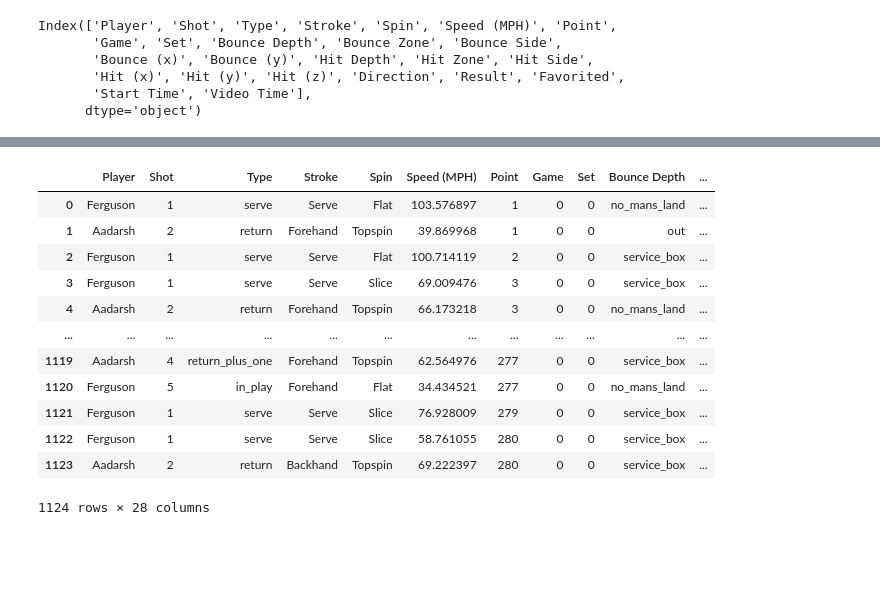
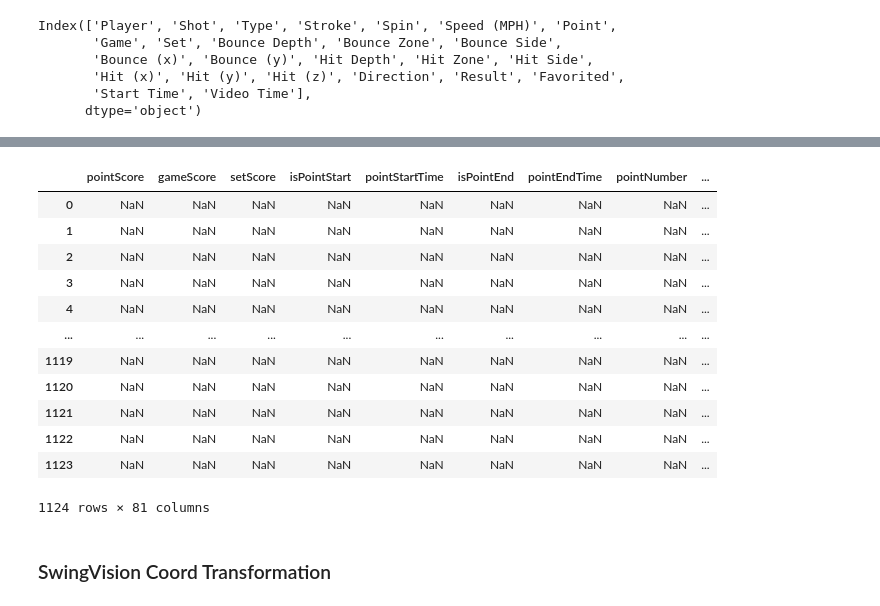
Before and after one commit to cjgimena/UCLA-Tennis-Consulting, a Jupyter notebook: SwingVision/SwingVisionTransformation.ipynb, the cells around one changed output, grey strips where cells are left out. Drawn from its saved outputs; the diff is of its cells as text; code cells hidden in the pictures; blank space fills up the shorter version.

Commit message:
Add files via upload
Still a work in progress, but revised pointEnd column and isWinner, and have rough code structure for recording the scores

```diff
--- a/SwingVision/SwingVisionTransformation.ipynb
+++ b/SwingVision/SwingVisionTransformation.ipynb
@@ -8,7 +15,17 @@ import numpy as np
 # %%
 # Put Swing Vision data here
+#your_file_name = '/Users/angelodesiderio/Desktop/SwingVision Notebook/Aadarsh_Singles _OSU_3-18.csv'
 your_file_name = 'Aadarsh Singles OSU 3-18.xlsx - Shots.csv'
+
+# link to playsight video
+# https://my.playsight.com/#/facility-videos/2023-03-18/0/4604565
+# starts at 52:00
 swing_data = pd.read_csv(your_file_name)
 
 # Create empty shot_data dataframe
 shot_data = swing_data.copy()
+
+
+# SWINGVISION CORRECTION
+# incorrectly marks first serve out
+shot_data.loc[0, "Result"] = "In"
@@ -23,6 +42,7 @@ Index(['Player', 'Shot', 'Type', 'Stroke', 'Spin', 'Speed (MPH)', 'Point',
        'Start Time', 'Video Time'],
       dtype='object')
 # %%
+pd.set_option('display.max_columns', None)
 swing_data.head(10)
 # %% [output]
 |  | Player | Shot | Type | Stroke | Spin | Speed (MPH) | Point | Game | Set | Bounce Depth | ... |
@@ -56,17 +59,36 @@ shot_data
 # %%
-shot_data = shot_data.reindex(columns = shot_data.columns.tolist() + ['pointScore', 'gameScore', 'setScore'])
+# add in all desired column labels, with swingvision labels at end
+shot_data = shot_data.reindex(columns = ['pointScore', 'gameScore', 'setScore', 'isPointStart',
+                                         'pointStartTime', 'isPointEnd', 'pointEndTime','pointNumber',
+                                         'isBreakPoint','shotInRally','side','serverName',
+                                         'serverFarNear','firstServeIn','firstServeZone',
+                                         'firstServeXCoord','firstServeYCoord',
+                                         'secondServeIn','secondServeZone','secondServeXCoord',
+                                         'secondServeYCoord','isAce','shotContactX',
+                                         'shotContactY','shotDirection','shotFhBh',
+                                         'isSlice','isVolley','isOverhead','isApproach','isDropshot',
+                                         'isExcitingPoint','atNetPlayer1','atNetPlayer2','isLob',
+                                         'shotLocationX','shotLocationY','isWinner','isErrorWide',
+                                         'isErrorNet','isErrorLong','clientTeam',
+                                         'Date', 'Division', 'Event', 'lineupPosition','matchDetails',
+                                         'matchVenue' , 'opponentTeam',
+                                         'player1Name', 'player2Name','player1Hand','player2Hand',
+                                        'Round','Surface','Notes'] + shot_data.columns.tolist())
+
 shot_data
 # %% [output]
-|  | Player | Shot | Type | Stroke | Spin | Speed (MPH) | Point | Game | Set | Bounce Depth | ... |
-| 0 | Ferguson | 1 | serve | Serve | Flat | 103.576897 | 1 | 0 | 0 | no_mans_land | ... |
-| 1 | Aadarsh | 2 | return | Forehand | Topspin | 39.869968 | 1 | 0 | 0 | out | ... |
-| 2 | Ferguson | 1 | serve | Serve | Flat | 100.714119 | 2 | 0 | 0 | service_box | ... |
-| 3 | Ferguson | 1 | serve | Serve | Slice | 69.009476 | 3 | 0 | 0 | service_box | ... |
-| 4 | Aadarsh | 2 | return | Forehand | Topspin | 66.173218 | 3 | 0 | 0 | no_mans_land | ... |
-| ... | ... | ... | ... | ... | ... | ... | ... | ... | ... | ... | ... |
-| 1119 | Aadarsh | 4 | return_plus_one | Forehand | Topspin | 62.564976 | 277 | 0 | 0 | service_box | ... |
-| 1120 | Ferguson | 5 | in_play | Forehand | Flat | 34.434521 | 277 | 0 | 0 | no_mans_land | ... |
-| 1121 | Ferguson | 1 | serve | Serve | Slice | 76.928009 | 279 | 0 | 0 | service_box | ... |
-| 1122 | Ferguson | 1 | serve | Serve | Slice | 58.761055 | 280 | 0 | 0 | service_box | ... |
-| 1123 | Aadarsh | 2 | return | Backhand | Topspin | 69.222397 | 280 | 0 | 0 | service_box | ... |
+|  | pointScore | gameScore | setScore | isPointStart | pointStartTime | isPointEnd | pointEndTime | pointNumber | ... |
+| 0 | NaN | NaN | NaN | NaN | NaN | NaN | NaN | NaN | ... |
+| 1 | NaN | NaN | NaN | NaN | NaN | NaN | NaN | NaN | ... |
+| 2 | NaN | NaN | NaN | NaN | NaN | NaN | NaN | NaN | ... |
+| 3 | NaN | NaN | NaN | NaN | NaN | NaN | NaN | NaN | ... |
+| 4 | NaN | NaN | NaN | NaN | NaN | NaN | NaN | NaN | ... |
+| ... | ... | ... | ... | ... | ... | ... | ... | ... | ... |
+| 1119 | NaN | NaN | NaN | NaN | NaN | NaN | NaN | NaN | ... |
+| 1120 | NaN | NaN | NaN | NaN | NaN | NaN | NaN | NaN | ... |
+| 1121 | NaN | NaN | NaN | NaN | NaN | NaN | NaN | NaN | ... |
+| 1122 | NaN | NaN | NaN | NaN | NaN | NaN | NaN | NaN | ... |
+| 1123 | NaN | NaN | NaN | NaN | NaN | NaN | NaN | NaN | ... |
-1124 rows × 28 columns
+1124 rows × 81 columns
+# %% [markdown]
+### SwingVision Coord Transformation
```
Also changed, not shown: parts of 31 cells of this notebook.
